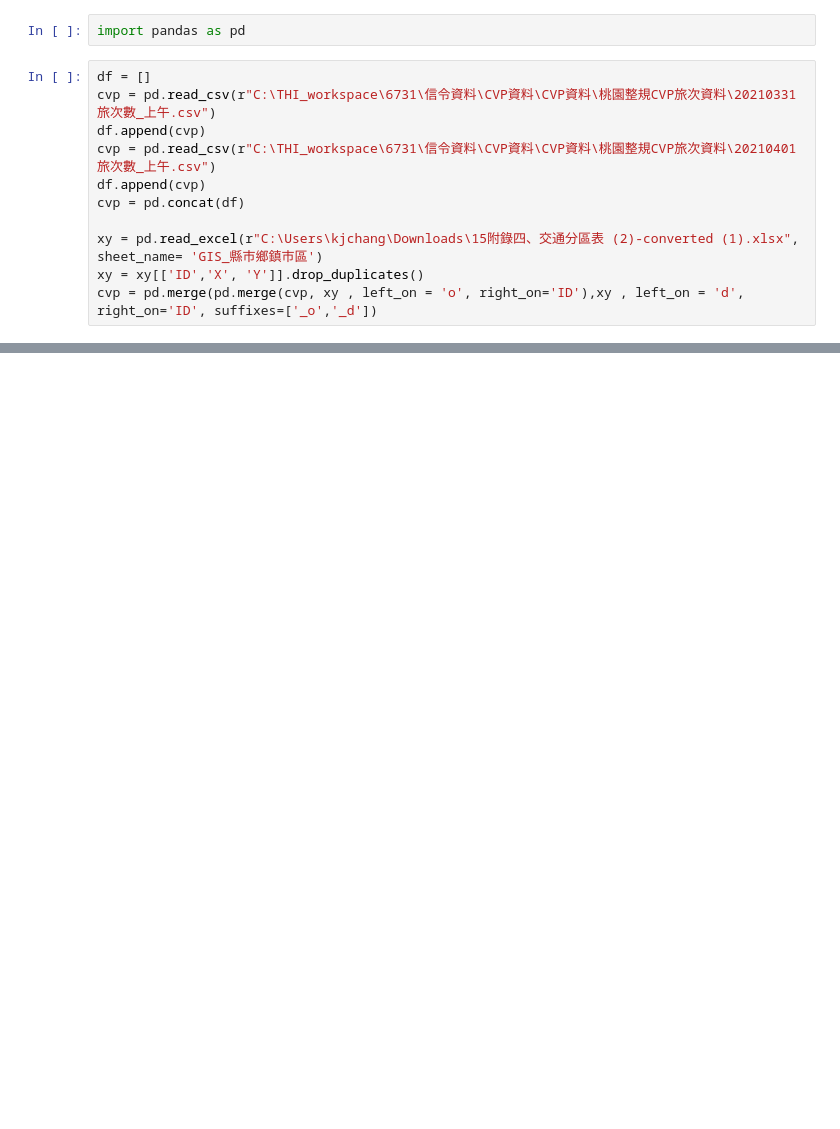
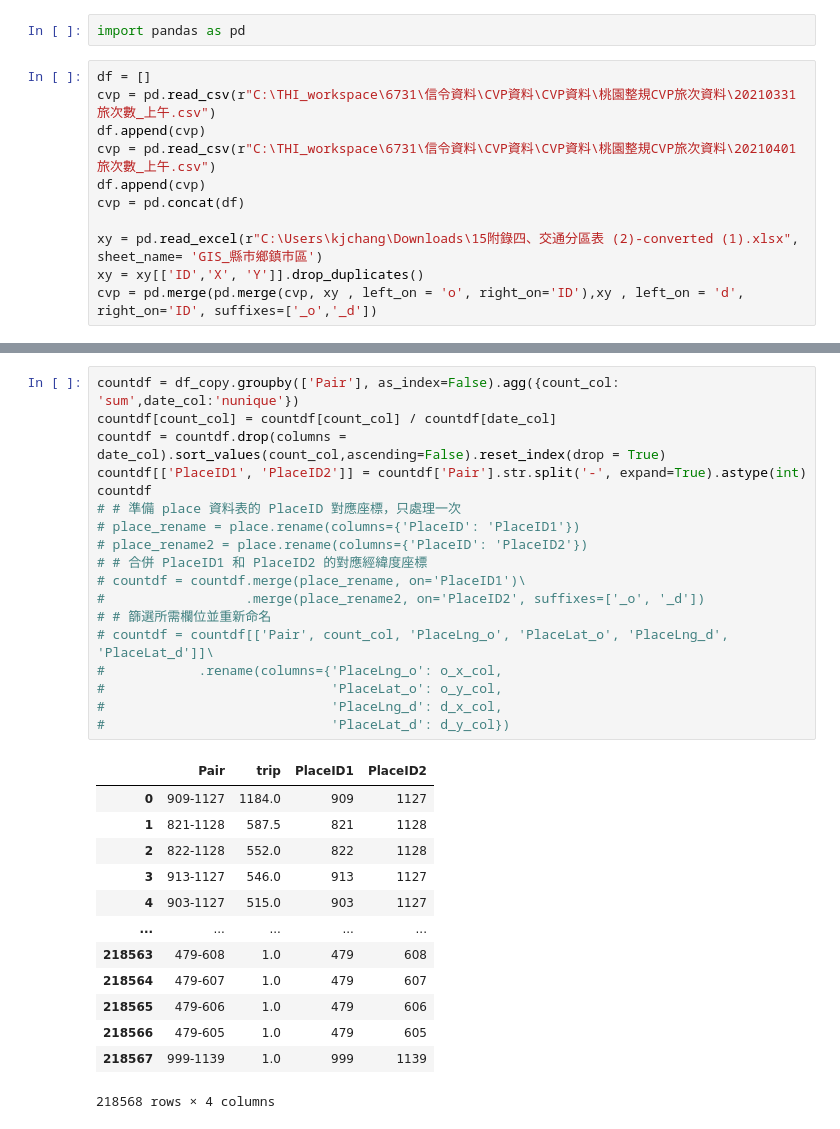
Before and after one commit to KaiChiehKJ/THI-ProcessTool, a Jupyter notebook: GISTool.ipynb, the cells around one changed output, grey strips where cells are left out. Drawn from its saved outputs; the diff is of its cells as text; blank space fills up the shorter version.

```diff
--- a/GISTool.ipynb
+++ b/GISTool.ipynb
@@ -25,3 +83,35 @@ countdf = cvp.groupby([o_col, d_col]).agg({o_x_col:'mean', o_y_col:'mean',  d_x_
+# %%
+countdf = df_copy.groupby(['Pair'], as_index=False).agg({count_col: 'sum',date_col:'nunique'})
+countdf[count_col] = countdf[count_col] / countdf[date_col]
+countdf = countdf.drop(columns = date_col).sort_values(count_col,ascending=False).reset_index(drop = True)
+countdf[['PlaceID1', 'PlaceID2']] = countdf['Pair'].str.split('-', expand=True).astype(int)
+countdf
+# # 準備 place 資料表的 PlaceID 對應座標，只處理一次
+# place_rename = place.rename(columns={'PlaceID': 'PlaceID1'})
+# place_rename2 = place.rename(columns={'PlaceID': 'PlaceID2'})
+# # 合併 PlaceID1 和 PlaceID2 的對應經緯度座標
+# countdf = countdf.merge(place_rename, on='PlaceID1')\
+#                  .merge(place_rename2, on='PlaceID2', suffixes=['_o', '_d'])
+# # 篩選所需欄位並重新命名
+# countdf = countdf[['Pair', count_col, 'PlaceLng_o', 'PlaceLat_o', 'PlaceLng_d', 'PlaceLat_d']]\
+#            .rename(columns={'PlaceLng_o': o_x_col,
+#                             'PlaceLat_o': o_y_col,
+#                             'PlaceLng_d': d_x_col,
+#                             'PlaceLat_d': d_y_col})
+# %% [output]
+|  | Pair | trip | PlaceID1 | PlaceID2 |
+| 0 | 909-1127 | 1184.0 | 909 | 1127 |
+| 1 | 821-1128 | 587.5 | 821 | 1128 |
+| 2 | 822-1128 | 552.0 | 822 | 1128 |
+| 3 | 913-1127 | 546.0 | 913 | 1127 |
+| 4 | 903-1127 | 515.0 | 903 | 1127 |
+| ... | ... | ... | ... | ... |
+| 218563 | 479-608 | 1.0 | 479 | 608 |
+| 218564 | 479-607 | 1.0 | 479 | 607 |
+| 218565 | 479-606 | 1.0 | 479 | 606 |
+| 218566 | 479-605 | 1.0 | 479 | 605 |
+| 218567 | 999-1139 | 1.0 | 999 | 1139 |
+218568 rows × 4 columns
 # %%
 countdf
 # %% [output]
```
Also changed, not shown: parts of 11 cells of this notebook.
